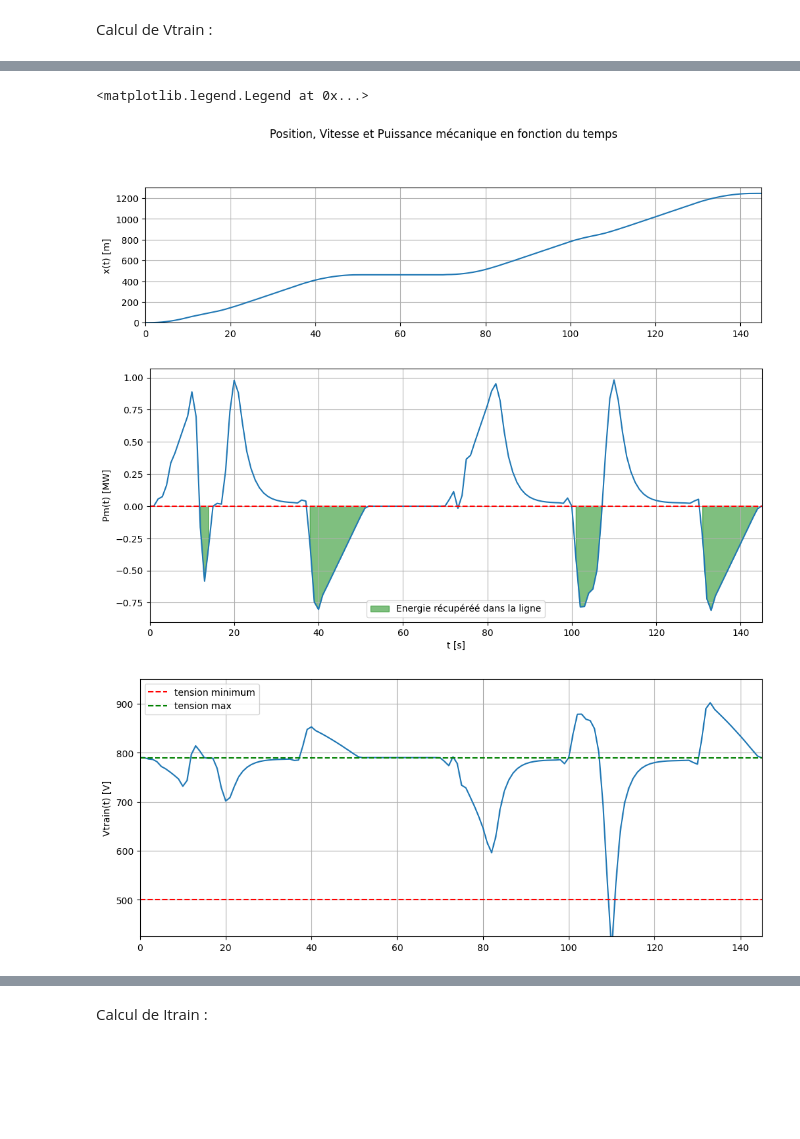
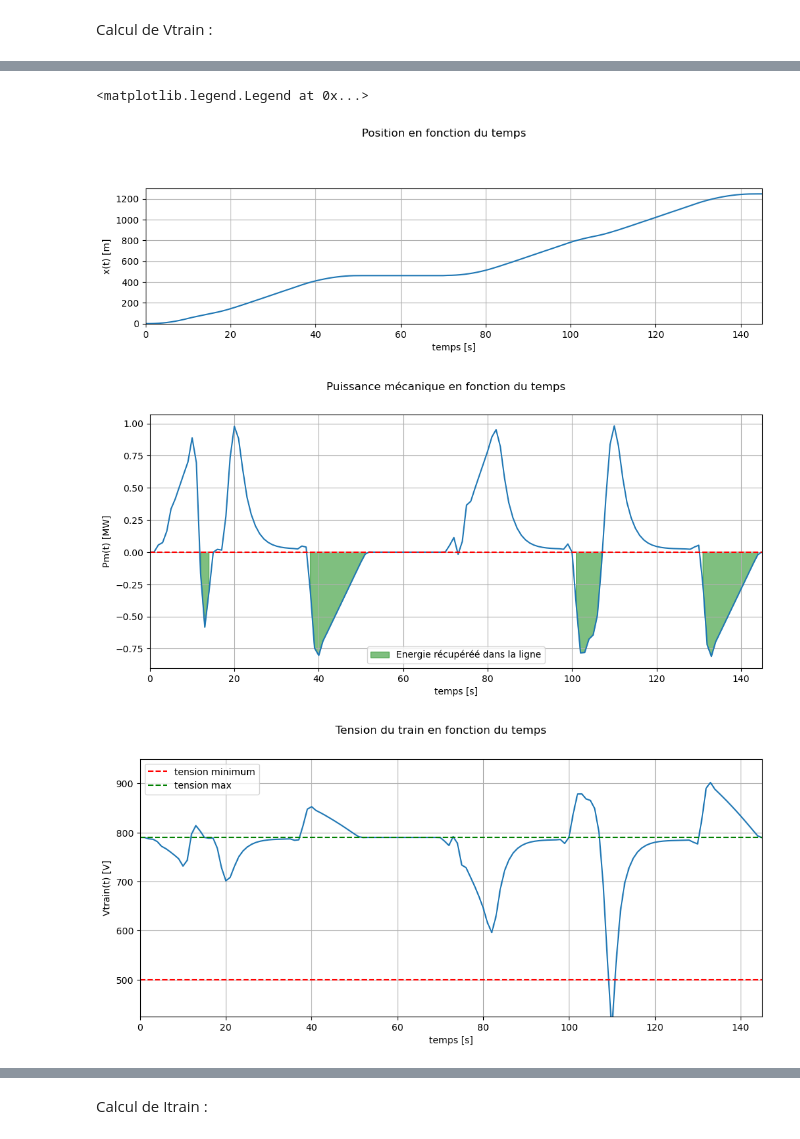
Before and after one commit to xingvxing/xingvxing, a Jupyter notebook: TP4_Partie1.ipynb, the cells around one changed output, grey strips where cells are left out. Saved outputs shown, nothing was run; the diff lists cells and outputs as text; code cells hidden in the pictures; blank space fills up the shorter version.

```diff
--- a/TP4_Partie1.ipynb
+++ b/TP4_Partie1.ipynb
@@ -318,36 +298,40 @@ plt.figure(1,figsize = (12,9))
 plt.subplot(3,1,1)
 plt.plot(Times, X)
 plt.grid()
 plt.xlim([0,145])
 plt.ylim([0,1300])
+plt.xlabel("temps [s]")
 plt.ylabel("x(t) [m]")
-plt.suptitle("Position, Vitesse et Puissance mécanique en fonction du temps")
+plt.suptitle("Position en fonction du temps")
 
 plt.figure(2,figsize = (12,5))
 plt.plot(Times, Pm*1e-6)
 plt.plot(Times, np.zeros(len(Times)), '--', color='red')
 plt.grid()
 plt.xlim([0,145])
 plt.fill_between(Times, Pm*1e-6, 0, where = (Pm*1e-6<=0), color = 'green', alpha = 0.5, label = 'Energie récupéréé dans la ligne')
 plt.legend()
 plt.ylabel("Pm(t) [MW]")
-plt.xlabel("t [s]")
+plt.xlabel("temps [s]")
+plt.suptitle("Puissance mécanique en fonction du temps")
 
 plt.figure(3,figsize = (12,5))
 plt.plot(Times, Vtrain)
 plt.grid()
 plt.xlim([0,145])
 plt.ylim([425, 950])
 x = [0,145]
 y = [500, 500]
 y1 = [790, 790]
 plt.plot(x, y, '--r', label = 'tension minimum')
 plt.plot(x, y1, '--g', label = 'tension max')
+plt.xlabel("temps [s]")
 plt.ylabel("Vtrain(t) [V]")
+plt.suptitle("Tension du train en fonction du temps")
 plt.legend()
 # %% [output]
 <matplotlib.legend.Legend at 0x...>
-[figure, old version]
+[figure, new version]
-[figure, old version]
+[figure, new version]
-[figure, old version]
+[figure, new version]
 # %% [markdown]
```
Also changed, not shown: parts of 13 cells of this notebook.
